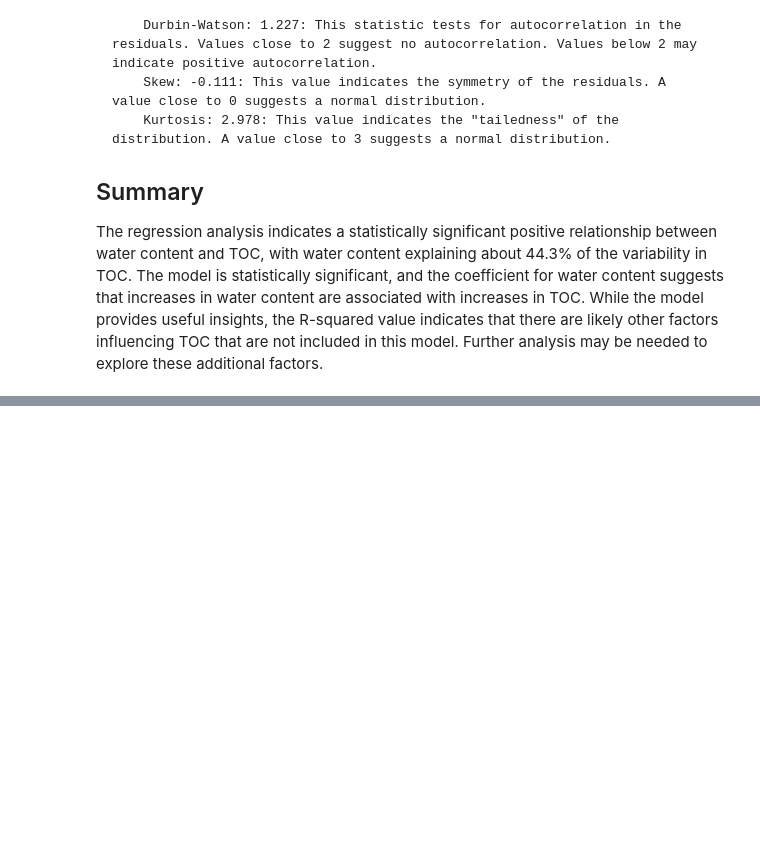
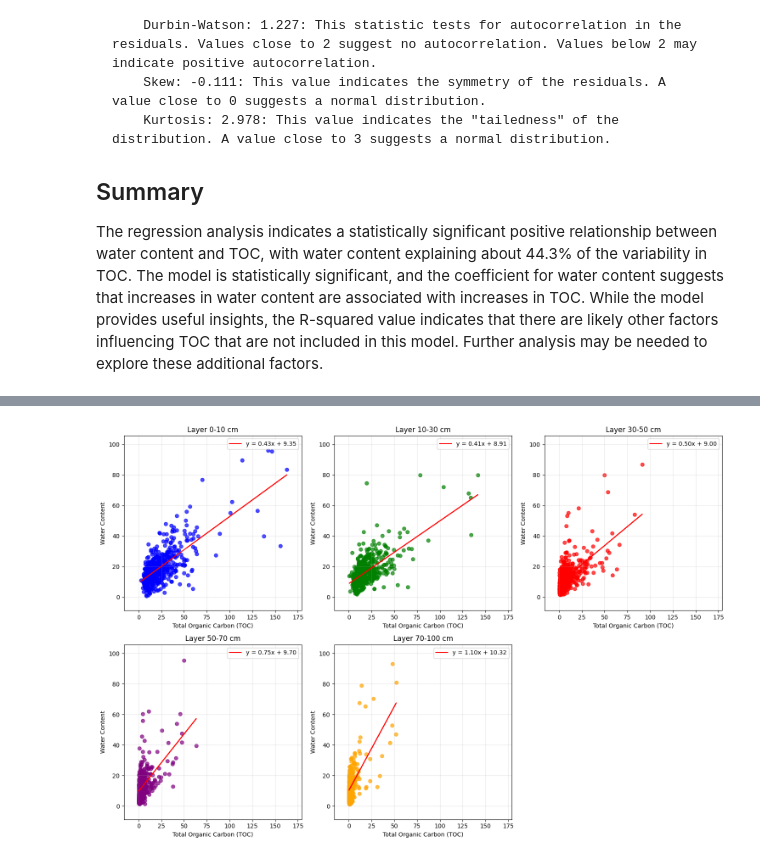
Before and after one commit to ostadsgo/cbm, a Jupyter notebook: DA-Carbon.ipynb, the cells around one changed output, grey strips where cells are left out. Cells and saved outputs as stored; diff of their text form; code cells hidden in the pictures; blank space fills up the shorter version.

```diff
--- a/DA-Carbon.ipynb
+++ b/DA-Carbon.ipynb
@@ -1499,0 +374,6 @@ plt.show()
+# %%
+# Sand in different soli layer limit
+# -----------------------------------
+sand_texture = ["Ss", "Su2", "Sl2", "Sl3", "St2", "Su3", "Su4", "Slu", "Sl4", "St3", "fS", "fSms", "mS", "mSgs", "gS", "mSfs"]
+df_sand = df_city[df_city['Soil texture class'].str.strip().isin(sand_texture)]
+print(len(df_sand))
@@ -1499,0 +382,93 @@ plt.show()
+# %%
+import matplotlib.pyplot as plt
+import numpy as np
+import pandas as pd
+
+# Define your layer ranges
+layer_ranges = [
+    (0, 10),
+    (10, 30),
+    (30, 50),
+    (50, 70),
+    (70, 100)
+]
+
+# Create a list of your DataFrames
+dfs = []
+for upper, lower in layer_ranges:
+    df_layer = df_sand[(df_sand["Layer upper limit"] == upper) & (df_sand["Layer lower limit"] <= lower)]
+    dfs.append((f"{upper}_{lower}", df_layer))
+
+
+# Find global min and max values across all DataFrames
+x_min, x_max = float('inf'), float('-inf')
+y_min, y_max = float('inf'), float('-inf')
+
+for name, dfx in dfs:
+    if len(dfx) > 0:
+        x_min = min(x_min, dfx['TOC'].min())
+        x_max = max(x_max, dfx['TOC'].max())
+        y_min = min(y_min, dfx['Water content'].min())
+        y_max = max(y_max, dfx['Water content'].max())
+
+# Add some padding to the axis limits
+x_padding = (x_max - x_min) * 0.1 if x_max > x_min else 0.1
+y_padding = (y_max - y_min) * 0.1 if y_max > y_min else 0.1
+
+x_min -= x_padding
+x_max += x_padding
+y_min -= y_padding
+y_max += y_padding
+
+
+# Create subplots
+fig, axes = plt.subplots(2, 3, figsize=(15, 10))
+axes = axes.flatten()  # Flatten the 2D array of axes for easier indexing
+
+# Colors for each plot
+colors = ['blue', 'green', 'red', 'purple', 'orange']
+
+# Plot each DataFrame
+for i, (name, dfx) in enumerate(dfs):
+    if i >= len(axes):  # Ensure we don't exceed the number of subplots
+        break
+
+    ax = axes[i]
+
+    if len(dfx) > 0:  # Only plot if DataFrame is not empty
+        # Scatter plot
+        ax.scatter(dfx['TOC'], dfx['Water content'], color=colors[i], alpha=0.7)
+
+        # Calculate and plot linear regression if we have enough data points
+        if len(dfx) > 1:
+            slope, intercept = np.polyfit(dfx['TOC'], dfx['Water content'], 1)
+            regression_line = slope * dfx['TOC'] + intercept
+            ax.plot(dfx['TOC'], regression_line, color='red',
+                   label=f'y = {slope:.2f}x + {intercept:.2f}')
+
+        ax.set_title(f'Layer {name.replace("_", "-")} cm')
+        ax.set_xlabel('Total Organic Carbon (TOC)')
+        ax.set_ylabel('Water Content')
+        ax.grid(True, alpha=0.3)
+        ax.legend()
+
+        # Set the same axis limits for all plots
+        ax.set_xlim(x_min, x_max)
+        ax.set_ylim(y_min, y_max)
+    else:
+        ax.text(0.5, 0.5, 'No data available', ha='center', va='center', transform=ax.transAxes)
+        ax.set_title(f'Layer {name.replace("_", "-")} cm')
+
+        # Set the same axis limits for all plots
+        ax.set_xlim(x_min, x_max)
+        ax.set_ylim(y_min, y_max)
+
+# Remove any empty subplots if we have fewer than 6 DataFrames
+if len(dfs) < len(axes):
+    for j in range(len(dfs), len(axes)):
+        fig.delaxes(axes[j])
+
+plt.tight_layout()
+plt.show()
+# %% [output]
+[figure, added]
```
Also changed, not shown: parts of 72 cells of this notebook, 4 other files.
